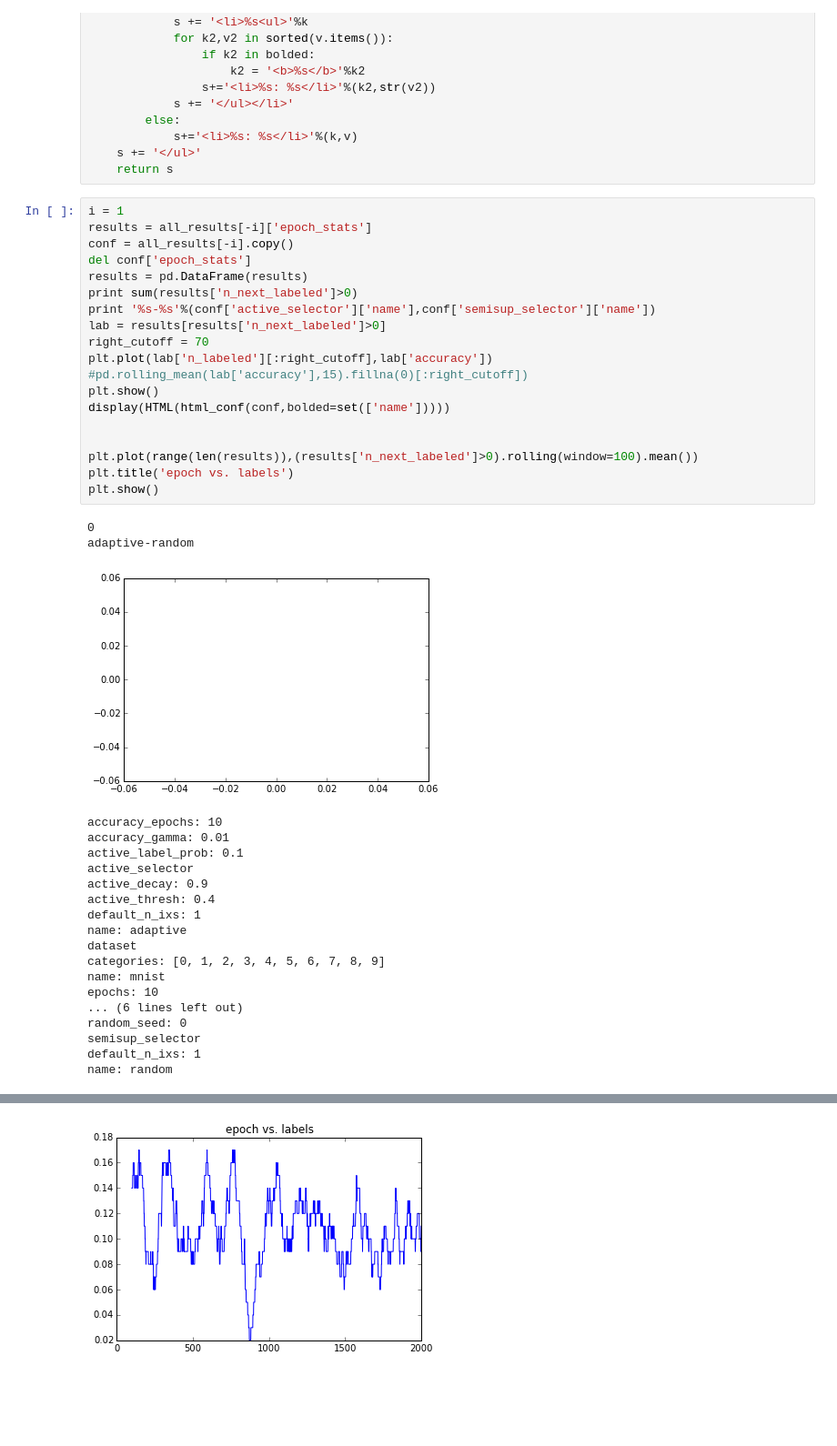
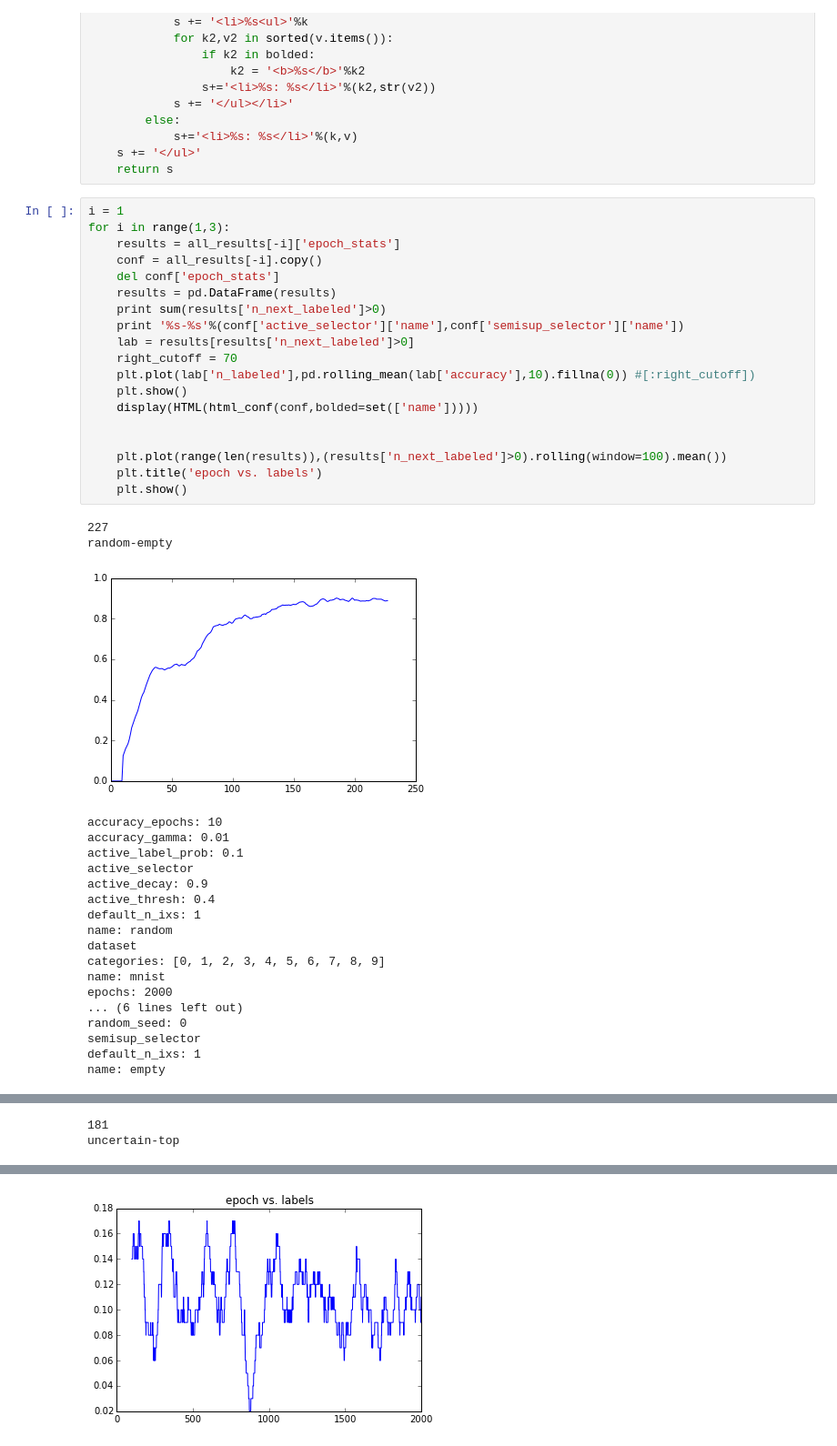
Before and after one commit to melkherj/puddle, a Jupyter notebook: InspectResults.ipynb, the cells around one changed output, grey strips where cells are left out. Shown: that part at 91% size. Cells and saved outputs as stored; diff of their text form; blank space fills up the shorter version.

```diff
--- a/InspectResults.ipynb
+++ b/InspectResults.ipynb
@@ -29,26 +29,27 @@ def html_conf(conf,bolded=set([])):
     return s
 # %%
 i = 1
-results = all_results[-i]['epoch_stats']
-conf = all_results[-i].copy()
-del conf['epoch_stats']
-results = pd.DataFrame(results)
-print sum(results['n_next_labeled']>0)
-print '%s-%s'%(conf['active_selector']['name'],conf['semisup_selector']['name'])
-lab = results[results['n_next_labeled']>0]
-right_cutoff = 70
-plt.plot(lab['n_labeled'][:right_cutoff],lab['accuracy']) #pd.rolling_mean(lab['accuracy'],15).fillna(0)[:right_cutoff])
-plt.show()
-display(HTML(html_conf(conf,bolded=set(['name']))))
+for i in range(1,3):
+    results = all_results[-i]['epoch_stats']
+    conf = all_results[-i].copy()
+    del conf['epoch_stats']
+    results = pd.DataFrame(results)
+    print sum(results['n_next_labeled']>0)
+    print '%s-%s'%(conf['active_selector']['name'],conf['semisup_selector']['name'])
+    lab = results[results['n_next_labeled']>0]
+    right_cutoff = 70
+    plt.plot(lab['n_labeled'],pd.rolling_mean(lab['accuracy'],10).fillna(0)) #[:right_cutoff])
+    plt.show()
+    display(HTML(html_conf(conf,bolded=set(['name']))))
 
 
-plt.plot(range(len(results)),(results['n_next_labeled']>0).rolling(window=100).mean())
-plt.title('epoch vs. labels')
-plt.show()
+    plt.plot(range(len(results)),(results['n_next_labeled']>0).rolling(window=100).mean())
+    plt.title('epoch vs. labels')
+    plt.show()
 # %% [output]
-0
-adaptive-random
+227
+random-empty
-[figure, old version]
+[figure, new version]
 accuracy_epochs: 10
 accuracy_gamma: 0.01
 active_label_prob: 0.1
@@ -56,13 +57,13 @@ active_selector
 active_decay: 0.9
 active_thresh: 0.4
 default_n_ixs: 1
-name: adaptive
+name: random
 dataset
 categories: [0, 1, 2, 3, 4, 5, 6, 7, 8, 9]
 name: mnist
-epochs: 10
+epochs: 2000
 ... (6 lines left out)
 random_seed: 0
 semisup_selector
 default_n_ixs: 1
-name: random
+name: empty
@@ -69,0 +71,2 @@ name: random
+181
+uncertain-top
```
Also changed, not shown: parts of 3 cells of this notebook, 4 other files.
